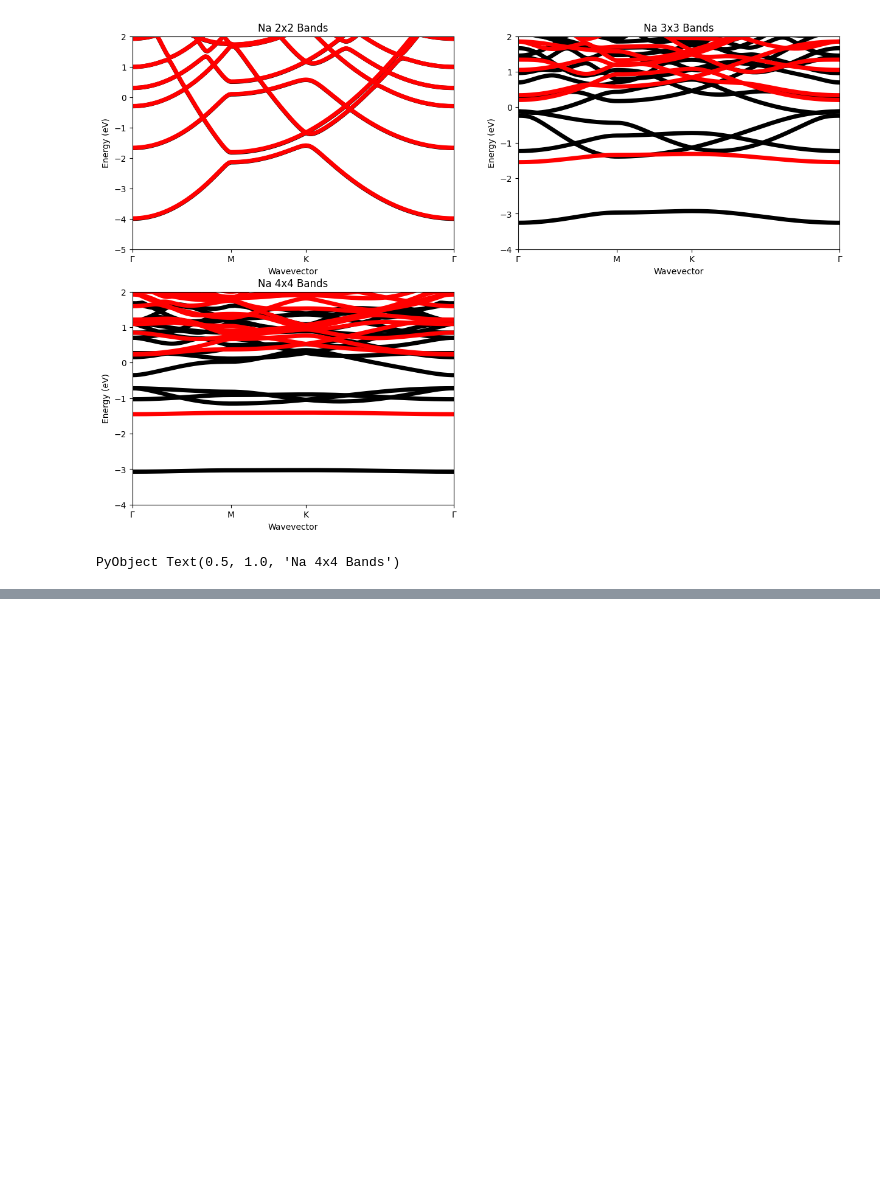
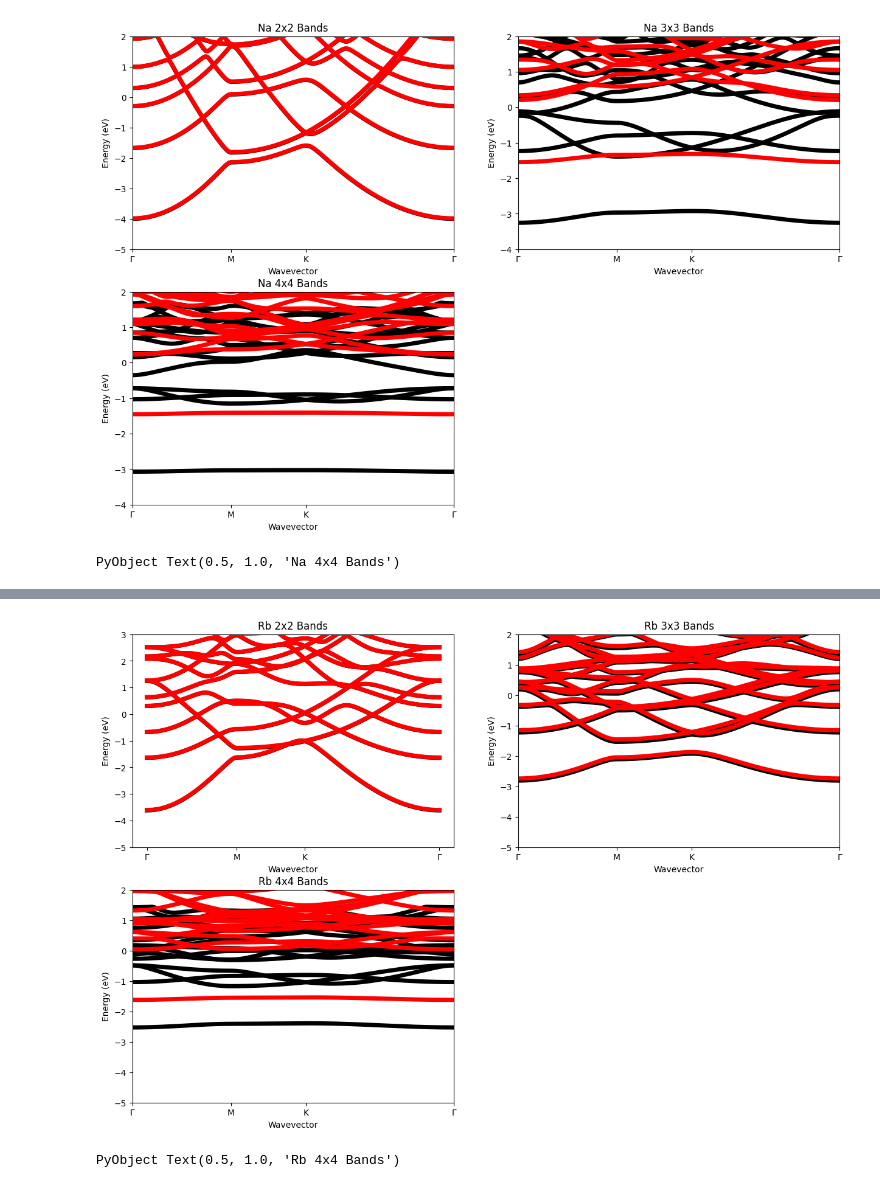
Before and after one commit to AliGhorashiCMT/Plasmons_Paper, a Jupyter notebook: Isolated_Atom_Bands/Analyze.ipynb, the cells around one changed output, grey strips where cells are left out. Drawn from its saved outputs; the diff is of its cells as text; code cells hidden in the pictures; blank space fills up the shorter version.

```diff
--- a/Isolated_Atom_Bands/Analyze.ipynb
+++ b/Isolated_Atom_Bands/Analyze.ipynb
@@ -65,0 +76,19 @@ PyObject Text(0.5, 1.0, 'K 2x2 Bands')
+# %%
+figure(figsize=(15, 10))
+subplot(2, 2, 1)
+plot_bands("$rb_dir/Rb-2-bands.eigenvals", spin=2, to_greek=true)
+title("Rb 2x2 Bands")
+ylim(-5, 3)
+subplot(2, 2, 2)
+plot_bands("$rb_dir/Rb-3-bands.eigenvals", spin=2, to_greek=true)
+ylim(-5, 2)
+xlim(0, 163)
+title("Rb 3x3 Bands")
+subplot(2, 2, 3)
+plot_bands("$rb_dir/Rb-4-bands.eigenvals", spin=2, to_greek=true)
+ylim(-5, 2)
+xlim(0, 163)
+title("Rb 4x4 Bands")
+# %% [output]
+[figure, added]
+PyObject Text(0.5, 1.0, 'Rb 4x4 Bands')
```
Also changed, not shown: parts of 4 cells of this notebook, 4 other files.
